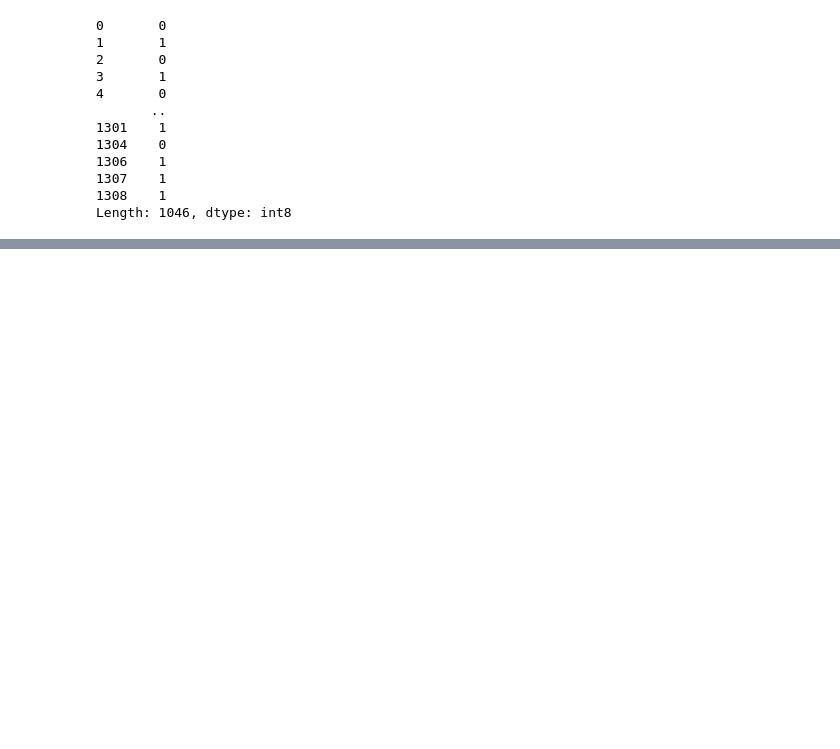
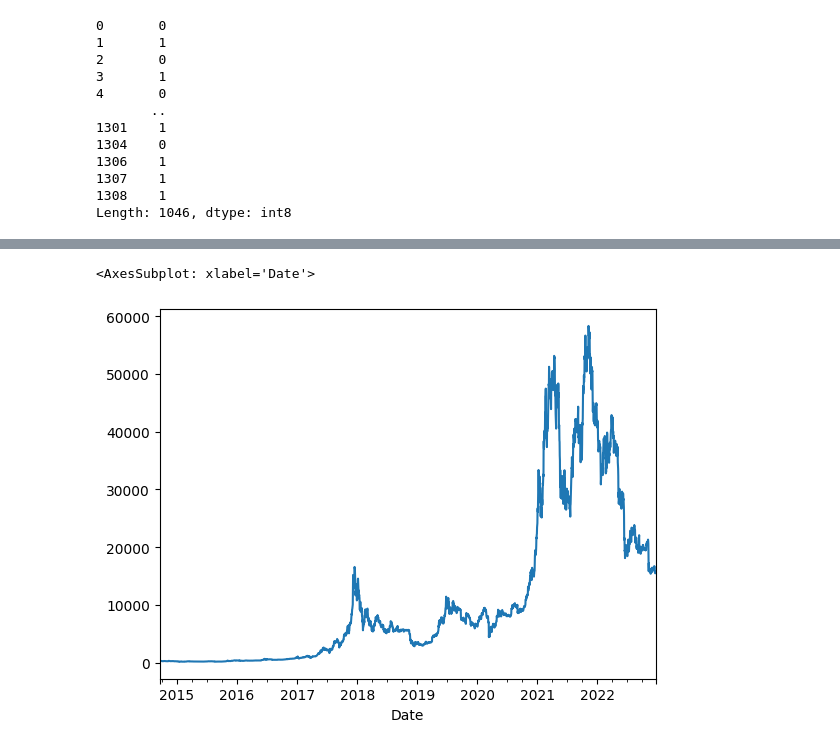
Before and after one commit to marcottemickyncrea/PythonWork, a Jupyter notebook: 07-11-22-python-pandas.ipynb, the cells around one changed output, grey strips where cells are left out. Drawn from its saved outputs; the diff is of its cells as text; code cells hidden in the pictures; blank space fills up the shorter version.

```diff
--- a/07-11-22-python-pandas.ipynb
+++ b/07-11-22-python-pandas.ipynb
@@ -255,0 +264,3 @@ Length: 1046, dtype: int8
+# %%
+bitcoin = pd.read_csv('bitcoin-BTC-EUR.csv', index_col='Date', parse_dates=True)
+bitcoin.head()
@@ -255,0 +275,5 @@ Length: 1046, dtype: int8
+# %%
+bitcoin['Close'].plot()
+# %% [output]
+<AxesSubplot: xlabel='Date'>
+[figure, added]
```
Also changed, not shown: parts of 23 cells of this notebook, 19 other files.
